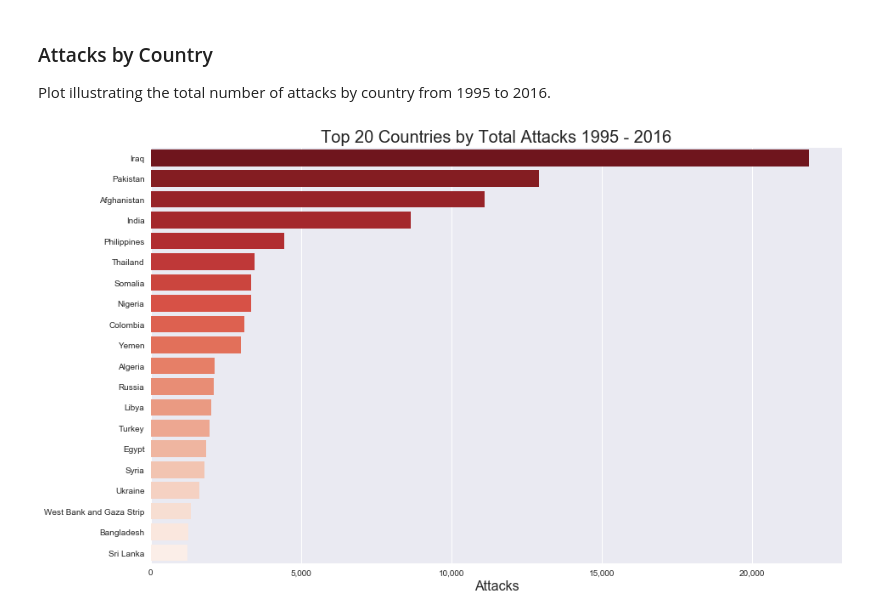
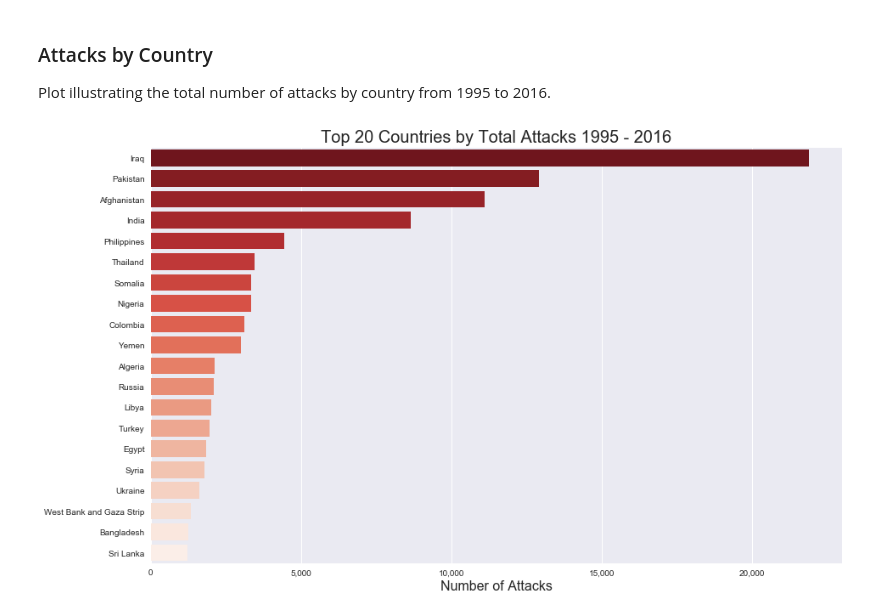
Before and after one commit to tcskowronek/predicting-terrorist-attacks, a Jupyter notebook: src/02-Exploratory-Data-Analysis.ipynb, the cells around one changed output. Cells and saved outputs as stored; diff of their text form; code cells hidden in the pictures.

```diff
--- a/src/02-Exploratory-Data-Analysis.ipynb
+++ b/src/02-Exploratory-Data-Analysis.ipynb
@@ -371,29 +378,29 @@ Plot illustrating the total number of attacks by country from 1995 to 2016.
 # %%
 data = gtd_clean[['country_txt']].copy()
 data['event_id'] = data.index
 
 # Calculate the number of attacks
 data = data.groupby(['country_txt']).agg(['count'])
 data = data.reset_index()
 data.columns = ['Country','Attacks']
 
 # Order attacks descending
 data = data.sort_values('Attacks', ascending=False)[0:20]
 data = data.reset_index()
 
 # Set the color palette in reverse
 colors = sns.color_palette('Reds', len(data))
 colors.reverse()
 plt.figure(figsize=(14.6, 9.0))
 
 # Plot bar chart with index as y values
 ax = sns.barplot(data.Attacks, data.index, orient='h', palette=colors)
 ax.get_xaxis().set_major_formatter(plt.FuncFormatter(lambda x, loc: "{:,}".format(int(x))))
 
 # Reset the y labels
 ax.set_yticklabels(data.Country)
-ax.set_xlabel(xlabel='Attacks', fontsize=16)
+ax.set_xlabel(xlabel='Number of Attacks', fontsize=16)
 ax.set_title(label='Top 20 Countries by Total Attacks 1995 - 2016', fontsize=20)
 plt.show();
 # %% [output]
-[figure, old version]
+[figure, new version]
```
Also changed, not shown: parts of 15 cells of this notebook.
